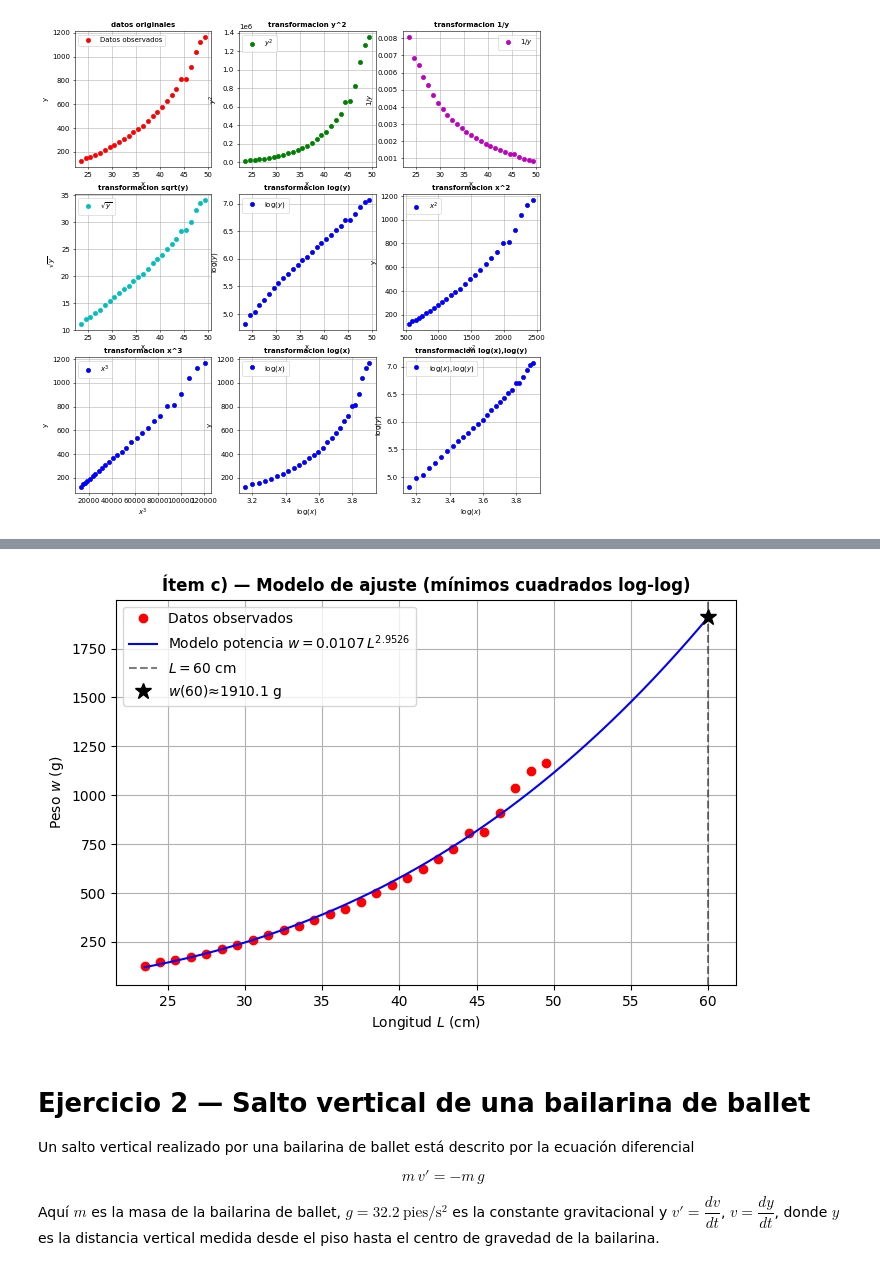
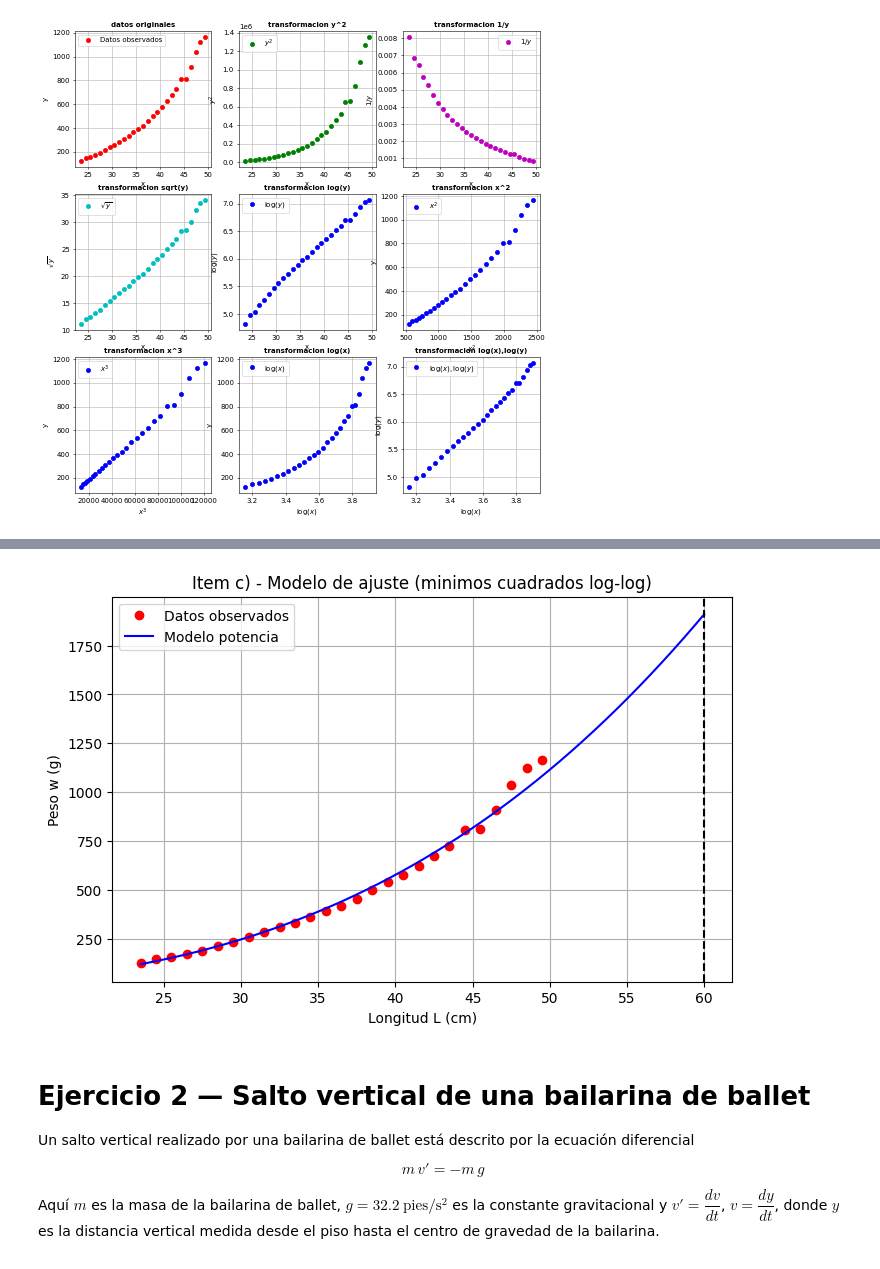
Before and after one commit to CodeNomad-01/AnalisisNumerico, a Jupyter notebook: taller2/Taller_2.ipynb, the cells around one changed output, grey strips where cells are left out. Cells and saved outputs as stored; diff of their text form; code cells hidden in the pictures.

```diff
--- a/taller2/Taller_2.ipynb
+++ b/taller2/Taller_2.ipynb
@@ -221,19 +113,0 @@ Sobre las variables linealizadas $X=\log L$, $Y=\log w$ se aplica `modelos.minim
-# %%
-X = np.log(L_data)
-Y = np.log(w_data)
-
-b_coef, log_a = ml.minimos_cuadrados(X, Y)
-a_coef = np.exp(log_a)
-
-print(f"Recta de mínimos cuadrados en log-log:")
-print(f"  log(w) = {b_coef:.6f} * log(L) + ({log_a:.6f})")
-print()
-print(f"Modelo de potencia (alométrico):")
-print(f"  w(L) = {a_coef:.6f} * L^{b_coef:.6f}")
-print()
-
-w_modelo = lambda L: a_coef * L**b_coef
-
-w_60_ajuste = w_modelo(60)
-print(f"Aproximación con el modelo de ajuste para L = 60 cm:")
-print(f"  w(60) ≈ {w_60_ajuste:.4f} g")
@@ -336,20 +145,19 @@ plt.show()
 # %%
+# Grafica del item c)
 L_plot_c = np.linspace(L_data.min(), 60, 200)
 
 plt.figure(figsize=(8, 5))
 plt.plot(L_data, w_data, 'or', label='Datos observados')
-plt.plot(L_plot_c, w_modelo(L_plot_c), 'b-',
-         label=fr'Modelo potencia $w = {a_coef:.4f}\,L^{{{b_coef:.4f}}}$')
-plt.axvline(60, color='k', linestyle='--', alpha=0.5, label='$L = 60$ cm')
-plt.plot(60, w_60_ajuste, 'k*', markersize=12, label=f'$w(60) ≈ {w_60_ajuste:.1f}$ g')
-plt.title('Ítem c) — Modelo de ajuste (mínimos cuadrados log-log)', fontweight='bold')
-plt.xlabel('Longitud $L$ (cm)')
-plt.ylabel('Peso $w$ (g)')
-plt.grid()
+plt.plot(L_plot_c, w_modelo(L_plot_c), 'b-', label='Modelo potencia')
+plt.axvline(60, color='k', linestyle='--')
+plt.title('Item c) - Modelo de ajuste (minimos cuadrados log-log)')
+plt.xlabel('Longitud L (cm)')
+plt.ylabel('Peso w (g)')
+plt.grid(True)
 plt.legend()
 plt.show()
 # %% [output]
-[figure, old version]
+[figure, new version]
 # %% [markdown]
 # Ejercicio 2 — Salto vertical de una bailarina de ballet
 
```
Also changed, not shown: parts of 19 cells of this notebook.
